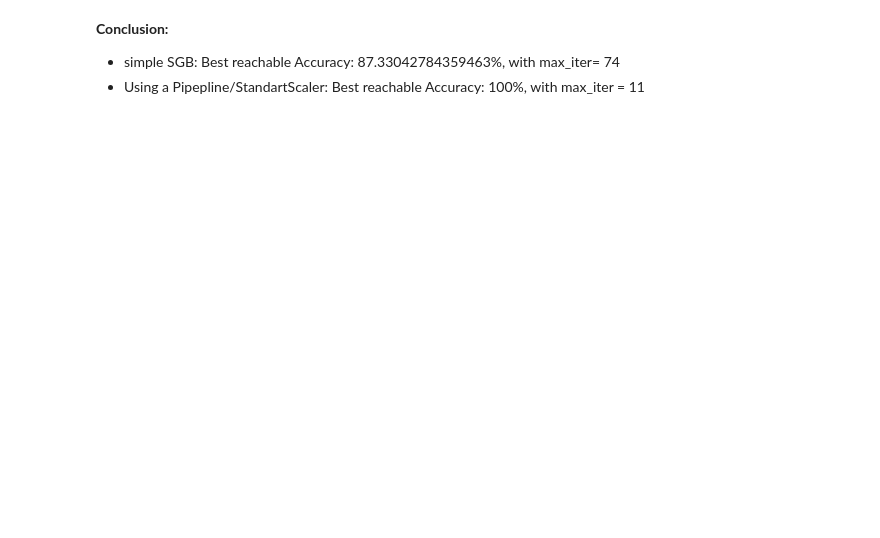
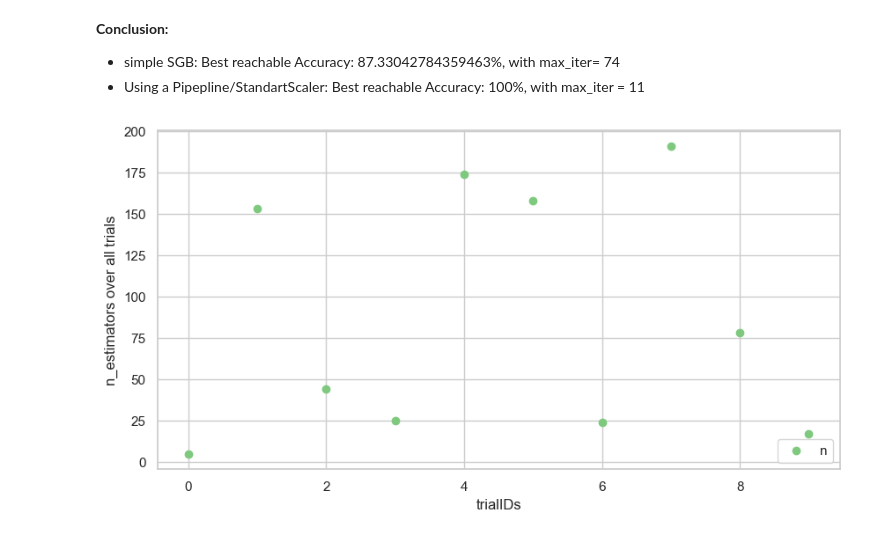
Before and after one commit to puhalskib/adv-p-health, a Jupyter notebook: class_model_evaluation.ipynb, the cells around one changed output. Drawn from its saved outputs; the diff is of its cells as text; code cells hidden in the pictures; blank space fills up the shorter version.

```diff
--- a/class_model_evaluation.ipynb
+++ b/class_model_evaluation.ipynb
@@ -252,3 +234,25 @@ print (test_groundtruth)
 
 - simple SGB: Best reachable Accuracy:  87.33042784359463%, with max_iter= 74
 - Using a Pipepline/StandartScaler: Best reachable Accuracy:  100%, with max_iter = 11
+# %%
+# Vizualisation
+import seaborn as sns
+from matplotlib import pyplot as plt
+
+sns.set(style="whitegrid", palette= "Accent")
+
+tids = [t['tid'] for t in trials.trials]
+n_estimators = [t['misc']['vals']['n_estimators']for t in trials]
+
+
+fig, ax = plt.subplots()
+ax.scatter(tids, n_estimators)
+
+ax.legend(('n_estimators'), loc='lower right')
+ax.set_ylabel('n_estimators over all trials')
+ax.set_xlabel('trialIDs')
+fig.set_size_inches(10, 5)
+
+fig.savefig('./visualizations/tested_values.png')
+# %% [output]
+[figure, added]
```
Also changed, not shown: parts of 11 cells of this notebook, 3 other files.
